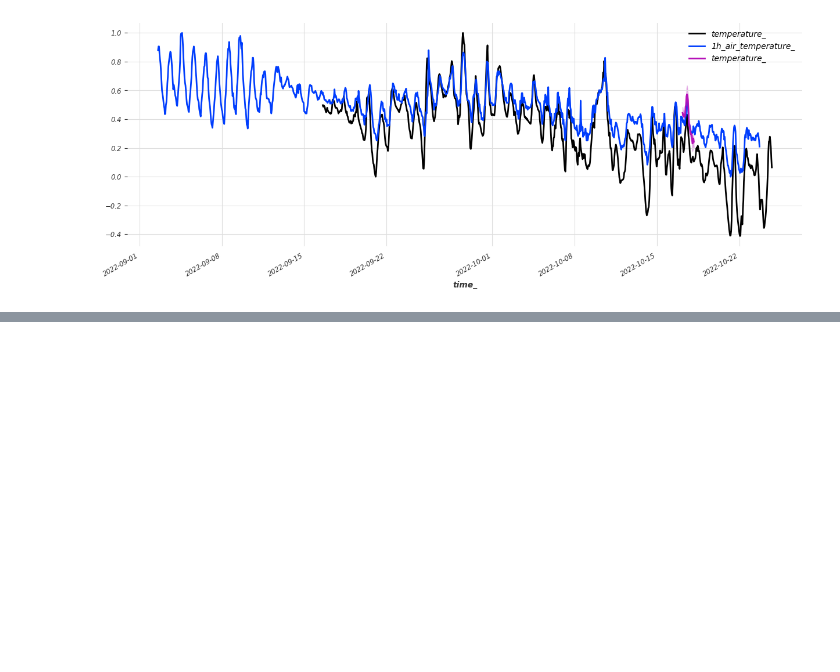
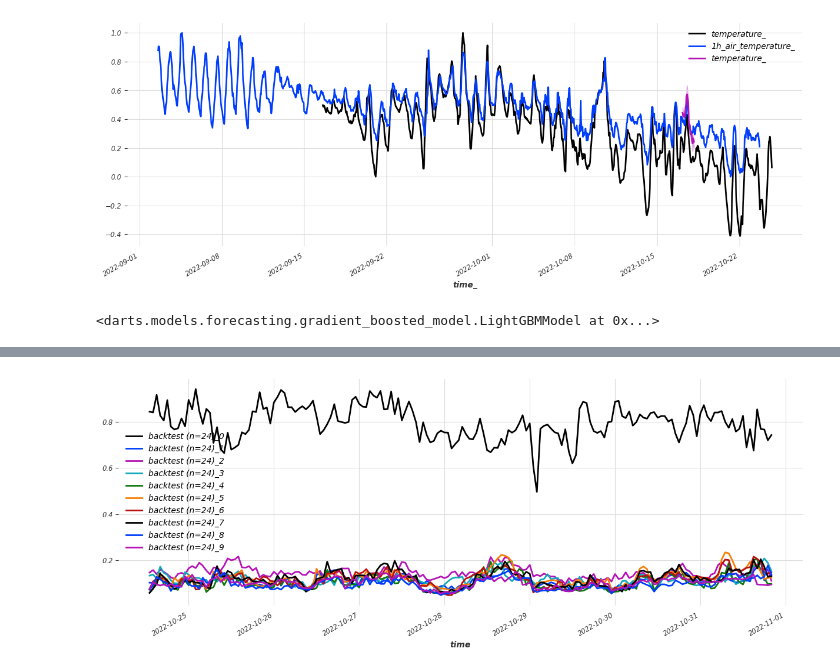
Before and after one commit to kundestyrt-norbit/timeseries-prediction, a Jupyter notebook: timestream_ml.ipynb, the cells around one changed output, grey strips where cells are left out. Cells and saved outputs as stored; diff of their text form; code cells hidden in the pictures; blank space fills up the shorter version.

```diff
--- a/timestream_ml.ipynb
+++ b/timestream_ml.ipynb
@@ -534,11 +540,31 @@ from darts.models import LightGBMModel
 model_lgbm=LightGBMModel(
     output_chunk_length=N_FC,
     lags_future_covariates=[0, 24],
-    lags_past_covariates=300,
-    lags=300,
-    queantiles=QUANTILES,
+    lags_past_covariates=168,
+    lags=168,
+    quantiles=QUANTILES,
     likelihood='quantile',
     model_name="LGBM_environment",
-    log_tensorboard=True,
+    verbose=-1,
     add_encoders=add_encoders
 )
+# %%
+model_lgbm.fit(
+    series_train_scaled_stacked,
+    val_series=series_val_scaled_stacked,
+    past_covariates=past_covariates,
+    future_covariates=future_covariates,
+    val_past_covariates=past_covariates,
+    val_future_covariates=future_covariates,
+    verbose=-1
+)
+# %% [output]
+<darts.models.forecasting.gradient_boosted_model.LightGBMModel at 0x...>
+# %%
+back_test = eval_model(
+    model_lgbm,
+    series=concatenate([scaler_series_general.transform(series), scaler_temp.transform(series_temp)], axis='component'),
+    past_covariates=past_covariates,
+    future_covariates=future_covariates
+)
+# %% [output]
@@ -544,0 +572 @@ model_lgbm=LightGBMModel(
+[figure, added]
```
Also changed, not shown: parts of 13 cells of this notebook, 1 other file.
